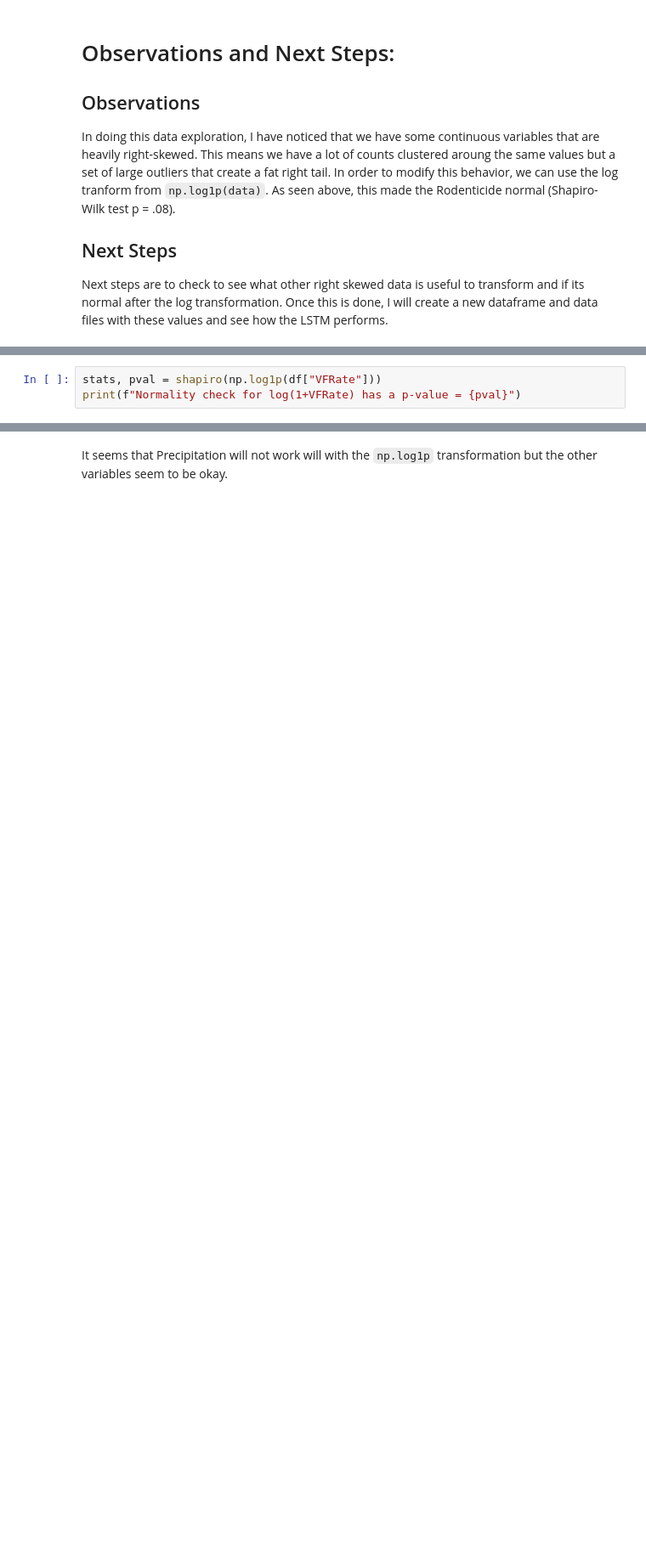
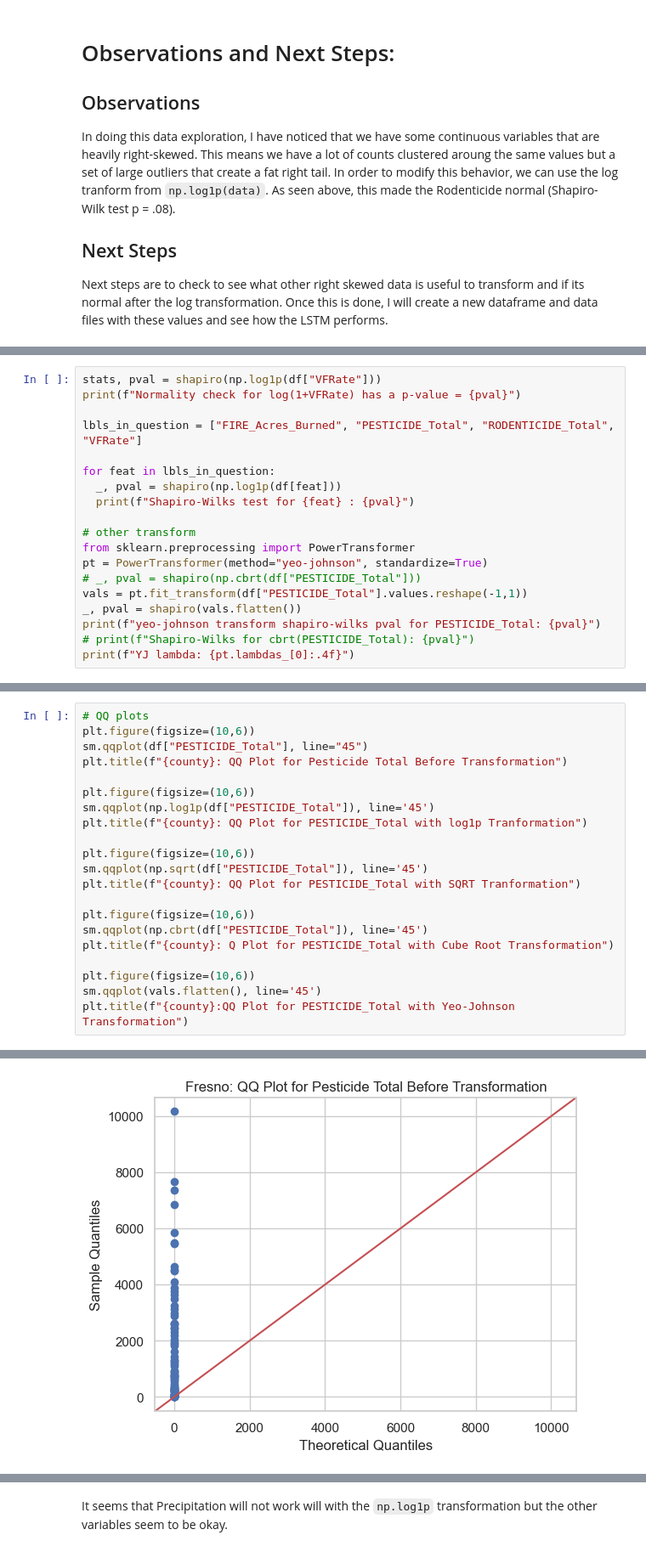
Before and after one commit to dillonallen92/ValleyFeverAnalysis_Cleaned, a Jupyter notebook: src/notebooks/data_investigation.ipynb, the cells around one changed output, grey strips where cells are left out. Shown at 85% size. Saved outputs shown, nothing was run; the diff lists cells and outputs as text; blank space fills up the shorter version.

```diff
--- a/src/notebooks/data_investigation.ipynb
+++ b/src/notebooks/data_investigation.ipynb
@@ -259,4 +275,20 @@ plt.tight_layout()
 # %%
 stats, pval = shapiro(np.log1p(df["VFRate"]))
 print(f"Normality check for log(1+VFRate) has a p-value = {pval}")
+
+lbls_in_question = ["FIRE_Acres_Burned", "PESTICIDE_Total", "RODENTICIDE_Total", "VFRate"]
+
+for feat in lbls_in_question:
+  _, pval = shapiro(np.log1p(df[feat]))
+  print(f"Shapiro-Wilks test for {feat} : {pval}")
+
+# other transform
+from sklearn.preprocessing import PowerTransformer
+pt = PowerTransformer(method="yeo-johnson", standardize=True)
+# _, pval = shapiro(np.cbrt(df["PESTICIDE_Total"]))
+vals = pt.fit_transform(df["PESTICIDE_Total"].values.reshape(-1,1))
+_, pval = shapiro(vals.flatten())
+print(f"yeo-johnson transform shapiro-wilks pval for PESTICIDE_Total: {pval}")
+# print(f"Shapiro-Wilks for cbrt(PESTICIDE_Total): {pval}")
+print(f"YJ lambda: {pt.lambdas_[0]:.4f}")
 # %% [output]
@@ -271,0 +310,22 @@ log transform DSCI normality pval: 1.7143598950172835e-11
+# %%
+# QQ plots
+plt.figure(figsize=(10,6))
+sm.qqplot(df["PESTICIDE_Total"], line="45")
+plt.title(f"{county}: QQ Plot for Pesticide Total Before Transformation")
+
+plt.figure(figsize=(10,6))
+sm.qqplot(np.log1p(df["PESTICIDE_Total"]), line='45')
+plt.title(f"{county}: QQ Plot for PESTICIDE_Total with log1p Tranformation")
+
+plt.figure(figsize=(10,6))
+sm.qqplot(np.sqrt(df["PESTICIDE_Total"]), line='45')
+plt.title(f"{county}: QQ Plot for PESTICIDE_Total with SQRT Tranformation")
+
+plt.figure(figsize=(10,6))
+sm.qqplot(np.cbrt(df["PESTICIDE_Total"]), line='45')
+plt.title(f"{county}: Q Plot for PESTICIDE_Total with Cube Root Transformation")
+
+plt.figure(figsize=(10,6))
+sm.qqplot(vals.flatten(), line='45')
+plt.title(f"{county}:QQ Plot for PESTICIDE_Total with Yeo-Johnson Transformation")
+# %% [output]
@@ -271,0 +334 @@ log transform DSCI normality pval: 1.7143598950172835e-11
+[figure, added]
```
Also changed, not shown: parts of 23 cells of this notebook, 7 other files.
